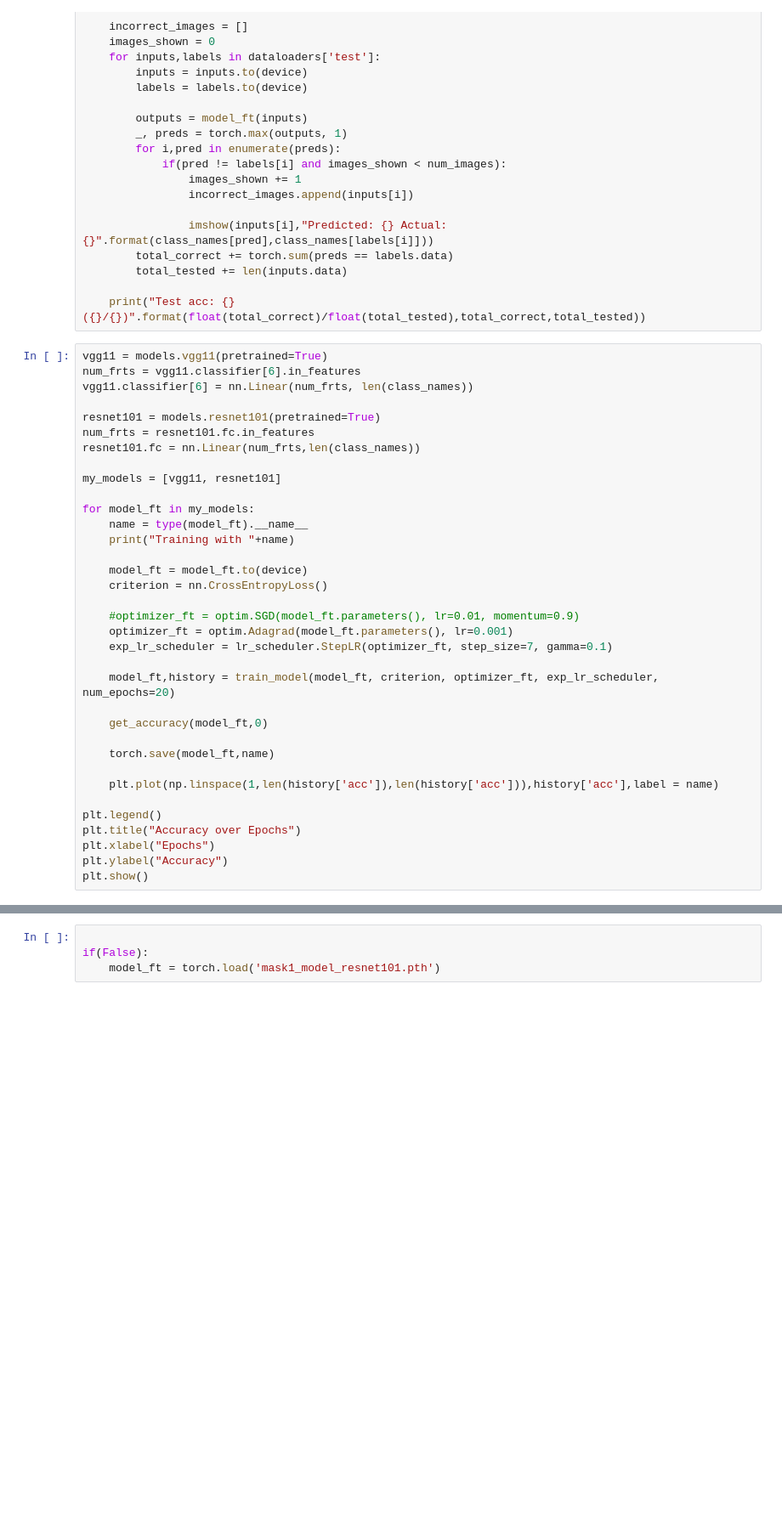
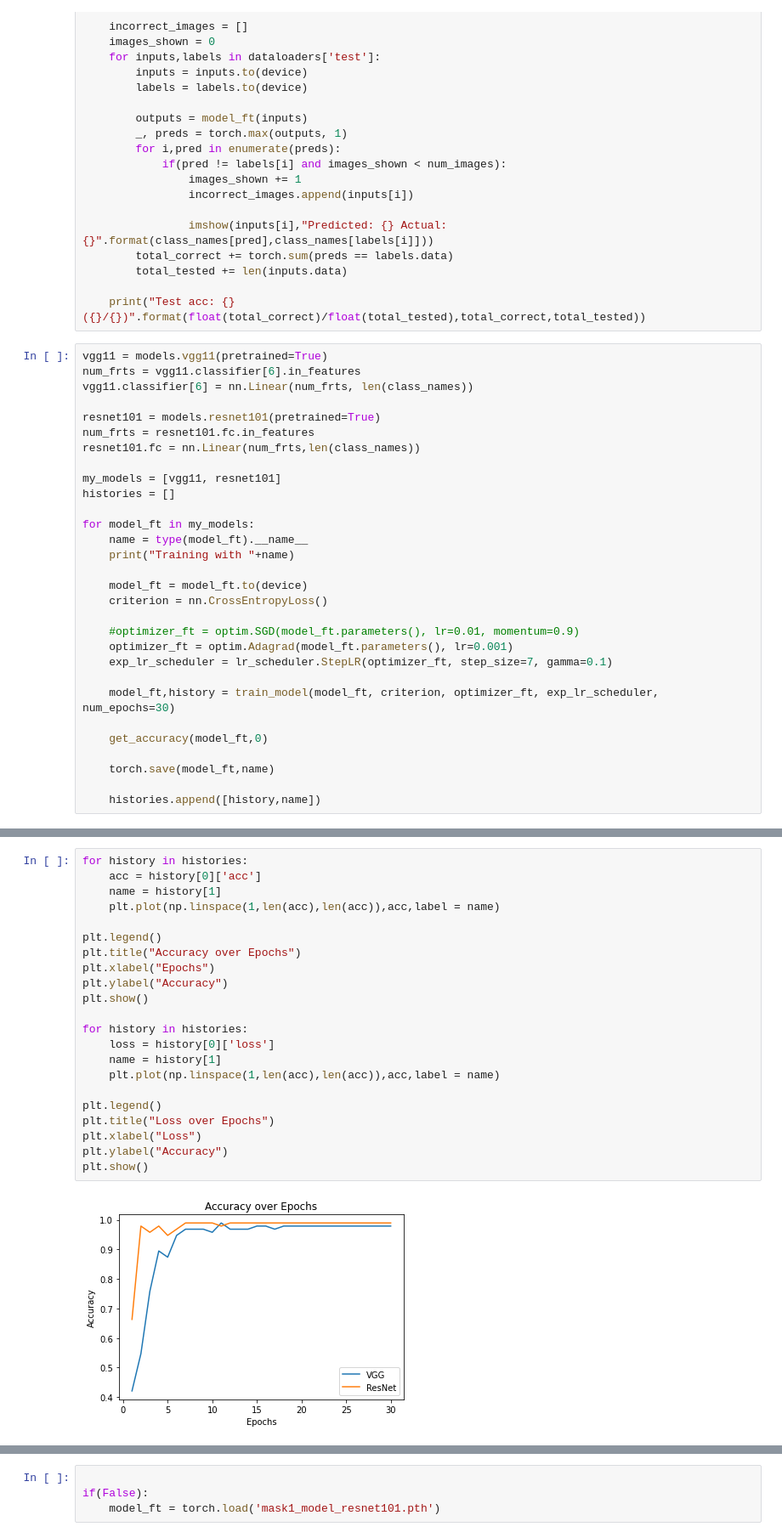
Before and after one commit to GrahamJones95/Mask_Classifier, a Jupyter notebook: mytraining.ipynb, the cells around one changed output, grey strips where cells are left out. Shown: that part at 85% size. Saved outputs shown, nothing was run; the diff lists cells and outputs as text; blank space fills up the shorter version.

```diff
--- a/mytraining.ipynb
+++ b/mytraining.ipynb
@@ -275,6 +278,7 @@ num_frts = resnet101.fc.in_features
 resnet101.fc = nn.Linear(num_frts,len(class_names))
 
 my_models = [vgg11, resnet101]
+histories = []
 
 for model_ft in my_models:
     name = type(model_ft).__name__
@@ -287,18 +291,12 @@ for model_ft in my_models:
     optimizer_ft = optim.Adagrad(model_ft.parameters(), lr=0.001)
     exp_lr_scheduler = lr_scheduler.StepLR(optimizer_ft, step_size=7, gamma=0.1)
 
-    model_ft,history = train_model(model_ft, criterion, optimizer_ft, exp_lr_scheduler, num_epochs=20)
+    model_ft,history = train_model(model_ft, criterion, optimizer_ft, exp_lr_scheduler, num_epochs=30)
 
     get_accuracy(model_ft,0)
 
     torch.save(model_ft,name)
 
-    plt.plot(np.linspace(1,len(history['acc']),len(history['acc'])),history['acc'],label = name)
-
-plt.legend()
-plt.title("Accuracy over Epochs")
-plt.xlabel("Epochs")
-plt.ylabel("Accuracy")
-plt.show()
+    histories.append([history,name])
 # %% [output]
 Training with VGG
@@ -310,0 +310,24 @@ Best val acc: 1.000000
+# %%
+for history in histories:
+    acc = history[0]['acc']
+    name = history[1]
+    plt.plot(np.linspace(1,len(acc),len(acc)),acc,label = name)
+
+plt.legend()
+plt.title("Accuracy over Epochs")
+plt.xlabel("Epochs")
+plt.ylabel("Accuracy")
+plt.show()
+
+for history in histories:
+    loss = history[0]['loss']
+    name = history[1]
+    plt.plot(np.linspace(1,len(acc),len(acc)),acc,label = name)
+
+plt.legend()
+plt.title("Loss over Epochs")
+plt.xlabel("Loss")
+plt.ylabel("Accuracy")
+plt.show()
+# %% [output]
+[figure, added]
```
Also changed, not shown: parts of 4 cells of this notebook, 2 other files.
